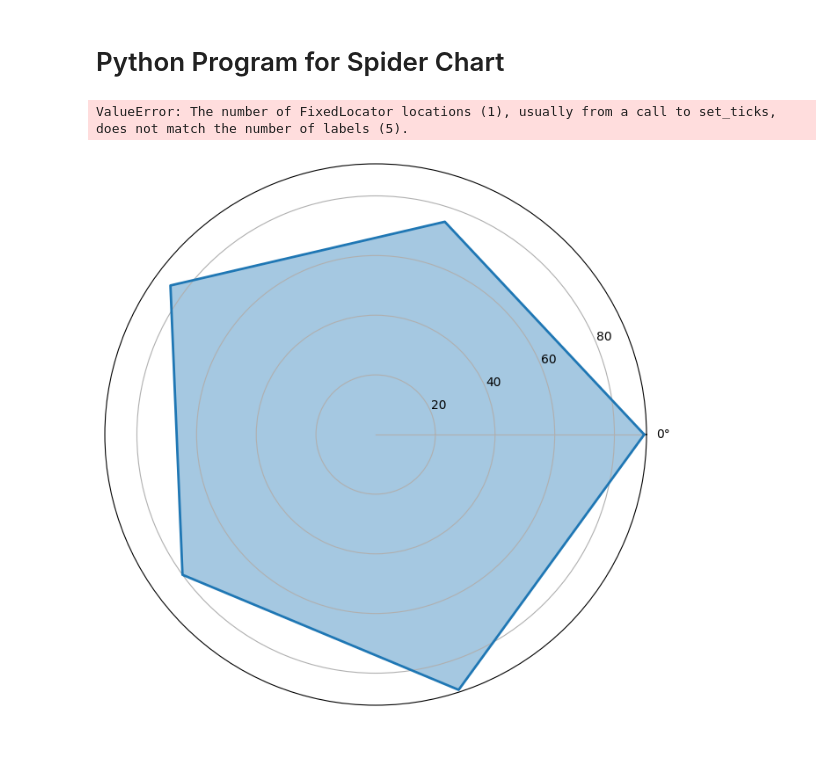
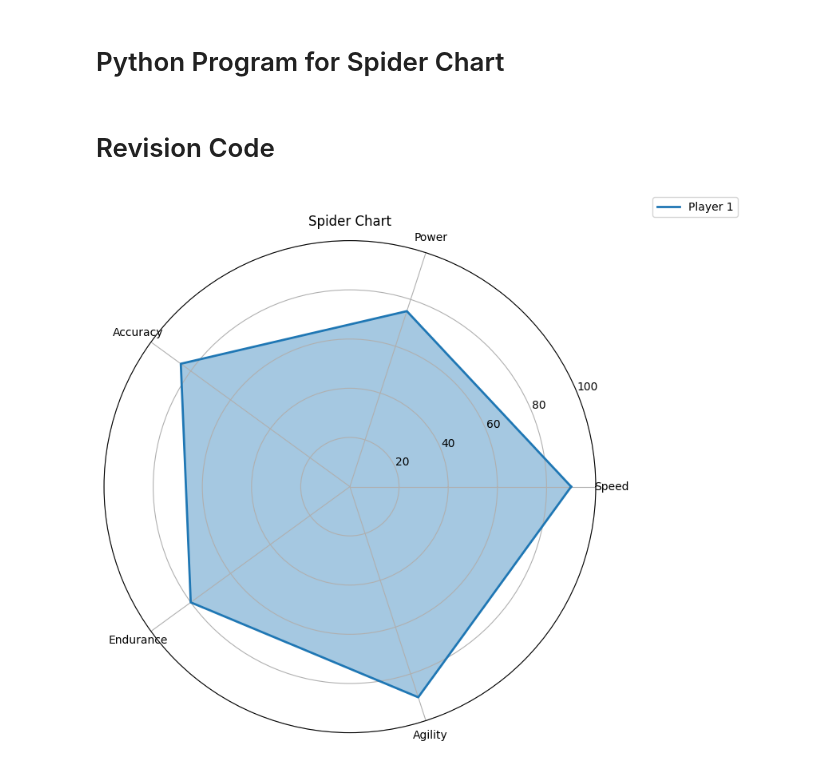
Before and after one commit to Zeoui-project/Python-365-Challenge, a Jupyter notebook: day-141-spider-chart/day-141.ipynb, the cells around one changed output. Saved outputs shown, nothing was run; the diff lists cells and outputs as text; code cells hidden in the pictures.

```diff
--- a/day-141-spider-chart/day-141.ipynb
+++ b/day-141-spider-chart/day-141.ipynb
@@ -5,41 +56,43 @@
+# %% [markdown]
+# Revision Code
 # %%
 import matplotlib.pyplot as plt
 import numpy as np
 
-# Data
+#Data
 categories = ['Speed', 'Power', 'Accuracy', 'Endurance', 'Agility']
 player1_stats = [90, 75, 85, 80, 90]
 
-# Number of Categories
+#Number of Categories
 N = len(categories)
 
-# Create an array for the angles
+#Create an array for the angles
 angles = [n / float(N) * 2 * np.pi for n in range(N)]
 angles += angles[:1]
 
-# Initiate the plot
+#Initiate the plot
 fig = plt.figure(figsize=(8, 8))
 ax = fig.add_subplot(111, polar=True)
 
-# Add the first player's stats to the plot
+#Add the first player's stats to the plot
 stats = player1_stats + player1_stats[:1]
 ax.plot(angles, stats, linewidth=2, linestyle='solid', label='Player 1')
 ax.fill(angles, stats, alpha=0.4)
 
-# Set the labels for each axis
-ax.set_thetagrids(np.degrees(angles[:1]), categories)
+#Set the labels for each axis
+ax.set_xticks(angles[:-1])
+ax.set_xticklabels(categories)
 
-# Set the range for each axis
+#Set the range for each axis
 ax.set_ylim(0, 100)
 
-# Add a title
+#Add a title
 plt.title('Spider Chart')
 
-# Add a Legend
+#Add a Legend
 plt.legend(loc='upper right', bbox_to_anchor=(1.3, 1.1))
 
-# show the plot
+#Show the plot
 plt.show()
 # %% [output]
-ValueError: The number of FixedLocator locations (1), usually from a call to set_ticks, does not match the number of labels (5).
-[figure, old version]
+[figure, new version]
```
Also changed, not shown: parts of 1 cell of this notebook, 1 other file.
